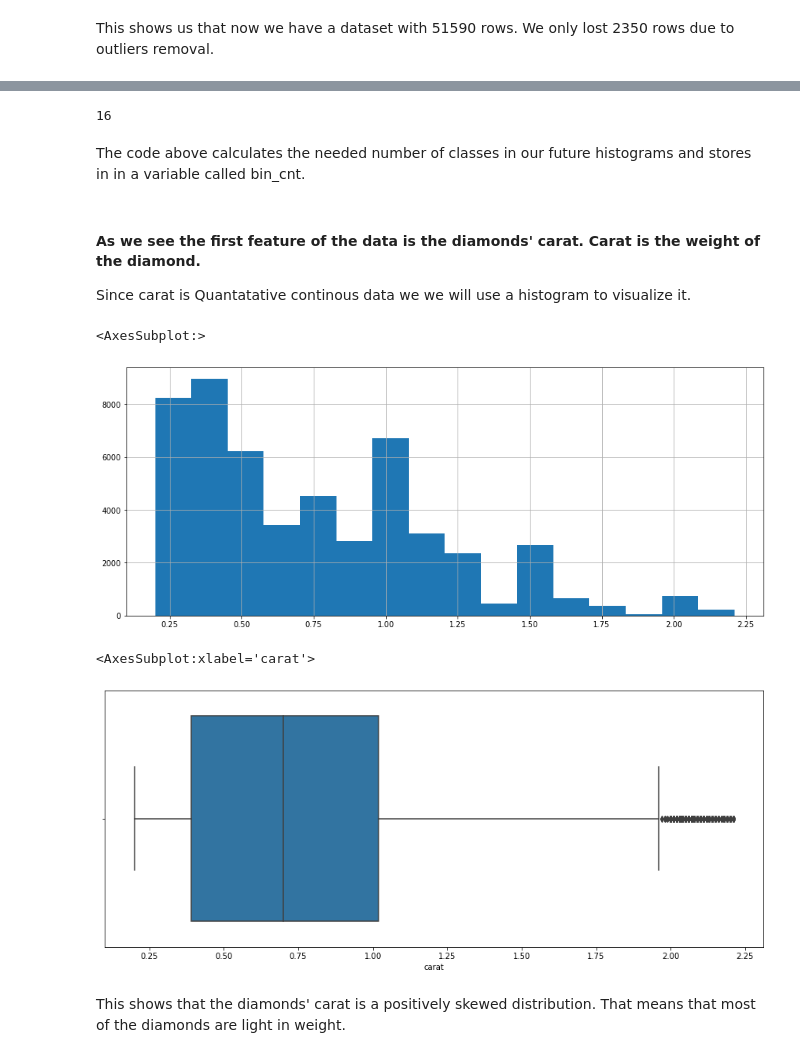
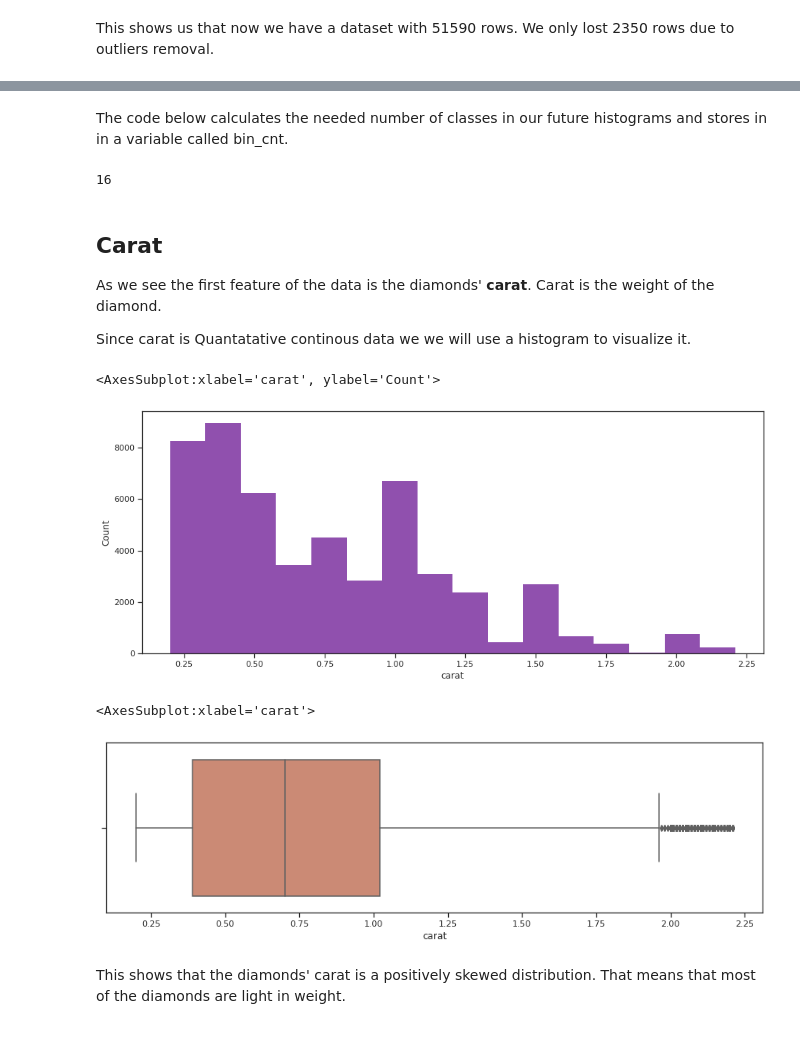
Before and after one commit to Omar-Gebal/Diamonds-Statistical-Analysis-Regression-Classification, a Jupyter notebook: notebook.ipynb, the cells around one changed output, grey strips where cells are left out. Drawn from its saved outputs; the diff is of its cells as text; code cells hidden in the pictures.

Commit message:
updated markdown and histograms

```diff
--- a/notebook.ipynb
+++ b/notebook.ipynb
@@ -104,3 +119,5 @@ This shows us that now we have a dataset with 51590 rows. We only lost 2350 rows
+# %% [markdown]
+The code below calculates the needed number of classes in our future histograms and stores in in a variable called bin_cnt.
 # %%
 bin_cnt = 1 + (10/3) * math.log10(data.carat.count())
 math.ceil(bin_cnt)
@@ -108,23 +125,23 @@ bin_cnt = int(bin_cnt)
 bin_cnt
 # %% [output]
 16
-# %% [markdown]
-The code above calculates the needed number of classes in our future histograms and stores in in a variable called bin_cnt.
 # %% [markdown]
-#### As we see the first feature of the data is the diamonds' **carat**. Carat is the weight of the diamond.
+## Carat
+As we see the first feature of the data is the diamonds' **carat**. Carat is the weight of the diamond.
+
 Since carat is Quantatative continous data we we will use a histogram to visualize it.
 # %%
-fig = plt.figure(figsize = (15,6))
-data['carat'].hist(bins=bin_cnt)
+fig = plt.figure(figsize=(15, 6))
+sns.histplot(data=data, x="carat", bins=bin_cnt, linewidth=0, color='#6b1693')
 # %% [output]
-<AxesSubplot:>
+<AxesSubplot:xlabel='carat', ylabel='Count'>
-[figure, old version]
+[figure, new version]
 # %%
-fig = plt.figure(figsize = (15,6))
-sns.boxplot(x = data['carat'])
+fig = plt.figure(figsize=(15, 4))
+sns.boxplot(x=data['carat'], color='#da8266')
 # %% [output]
 <AxesSubplot:xlabel='carat'>
-[figure, old version]
+[figure, new version]
 # %% [markdown]
 This shows that the diamonds' carat is a positively skewed distribution. That means that most of the diamonds are light in weight.
 # %%
```
Also changed, not shown: parts of 80 cells of this notebook.
